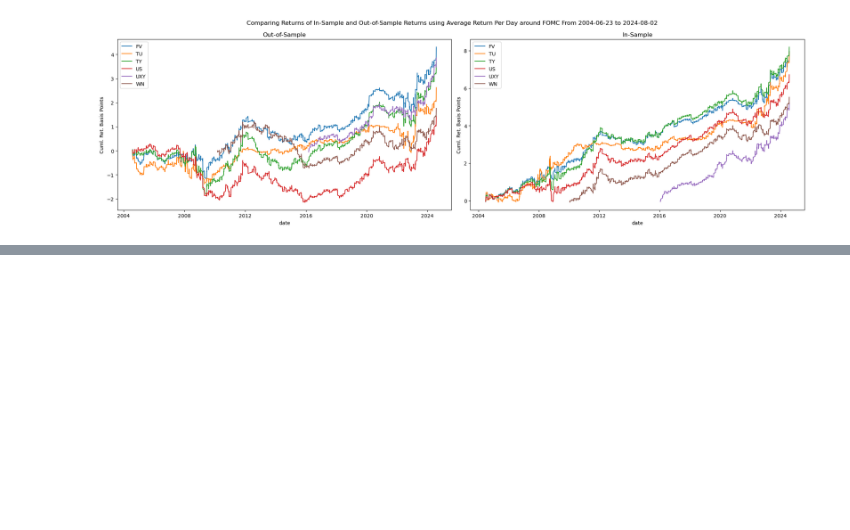
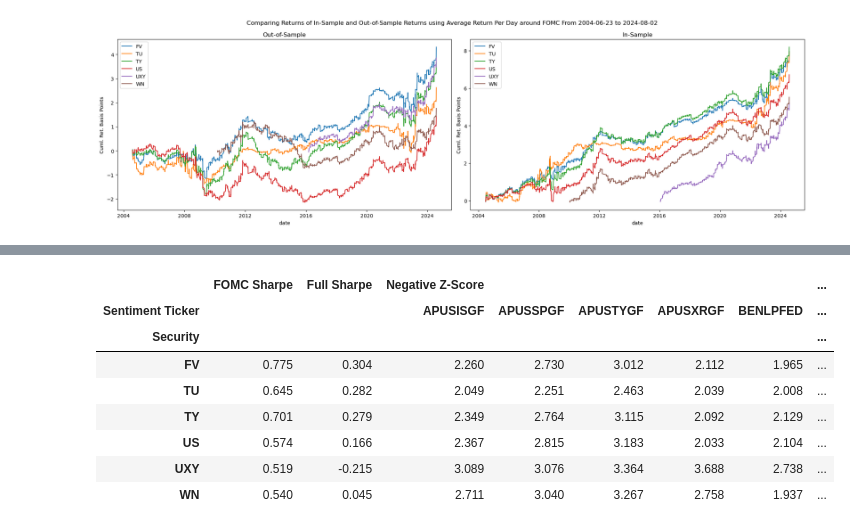
Before and after one commit to diegodalvarez/FOMCDrift, a Jupyter notebook: notebooks/backtests/InitialTsyBacktests.ipynb, the cells around one changed output, grey strips where cells are left out. Cells and saved outputs as stored; diff of their text form; code cells hidden in the pictures; blank space fills up the shorter version.

```diff
--- a/notebooks/backtests/InitialTsyBacktests.ipynb
+++ b/notebooks/backtests/InitialTsyBacktests.ipynb
@@ -219,0 +316,35 @@ SyntaxError: invalid syntax (834972300.py, line 10)
+# %%
+(df_is_conditioned[
+    ["security", "sentiment_ticker", "group", "signal_rtn"]].
+    groupby(["security", "sentiment_ticker", "group"]).
+    agg(lambda x: x.mean() / x.std() * np.sqrt(252)).
+    reset_index().
+    pivot(index = ["security", "sentiment_ticker"], columns = "group", values = "signal_rtn").
+    reset_index().
+    merge(right = df_tmp_sharpe, how = "inner", on = ["security"]).
+    merge(right = df_full_sharpe, how = "inner", on = ["security"]).
+    melt(id_vars = ["security", "sentiment_ticker", "tmp_sharpe", "full_sharpe"]).
+    merge(right = df_namer, how = "inner", on = ["sentiment_ticker"]).
+    rename(columns = {
+        "full_sharpe"     : "Full Sharpe",
+        "tmp_sharpe"      : "FOMC Sharpe",
+        "variable"        : "",
+        "sentiment_ticker": "Sentiment Ticker",
+        "security"        : "Security"}).
+    replace({
+        "neg_zscore": "Negative Z-Score",
+        "pos_zscore": "Positive Z-Score"}).
+    pivot(index = ["Security", "FOMC Sharpe", "Full Sharpe"], columns = ["", "Sentiment Ticker"], values = "value").
+    reset_index().
+    set_index("Security").
+    apply(lambda x: np.round(x,3)))
+# %% [output]
+|  | FOMC Sharpe | Full Sharpe | Negative Z-Score |  |  |  |  | ... |
+| Sentiment Ticker |  |  | APUSISGF | APUSSPGF | APUSTYGF | APUSXRGF | BENLPFED | ... |
+| Security |  |  |  |  |  |  |  | ... |
+| FV | 0.775 | 0.304 | 2.260 | 2.730 | 3.012 | 2.112 | 1.965 | ... |
+| TU | 0.645 | 0.282 | 2.049 | 2.251 | 2.463 | 2.039 | 2.008 | ... |
+| TY | 0.701 | 0.279 | 2.349 | 2.764 | 3.115 | 2.092 | 2.129 | ... |
+| US | 0.574 | 0.166 | 2.367 | 2.815 | 3.183 | 2.033 | 2.104 | ... |
+| UXY | 0.519 | -0.215 | 3.089 | 3.076 | 3.364 | 3.688 | 2.738 | ... |
+| WN | 0.540 | 0.045 | 2.711 | 3.040 | 3.267 | 2.758 | 1.937 | ... |
```
Also changed, not shown: parts of 12 cells of this notebook, 1 other file.
